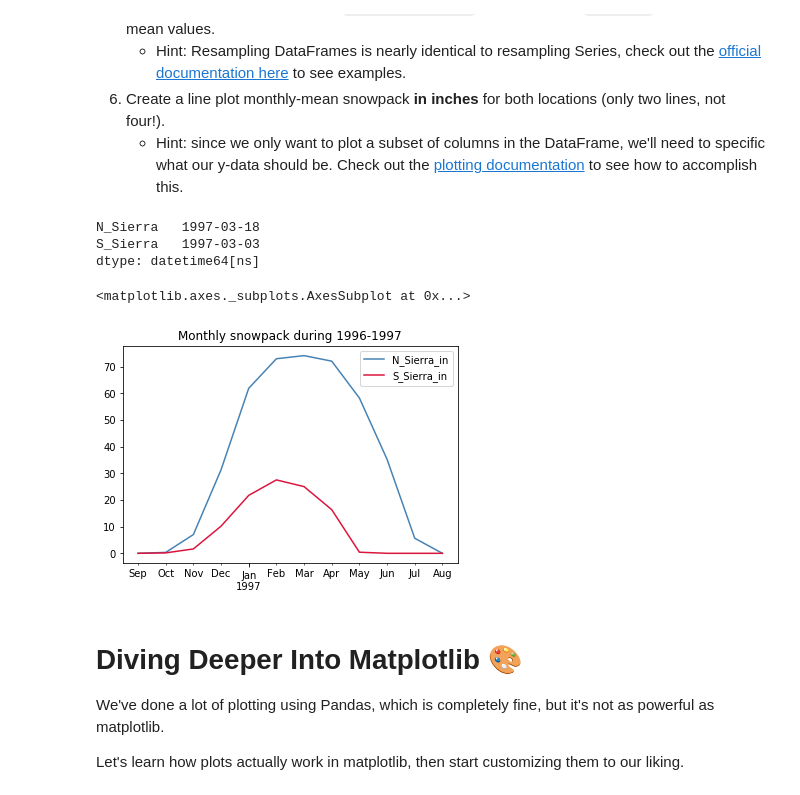
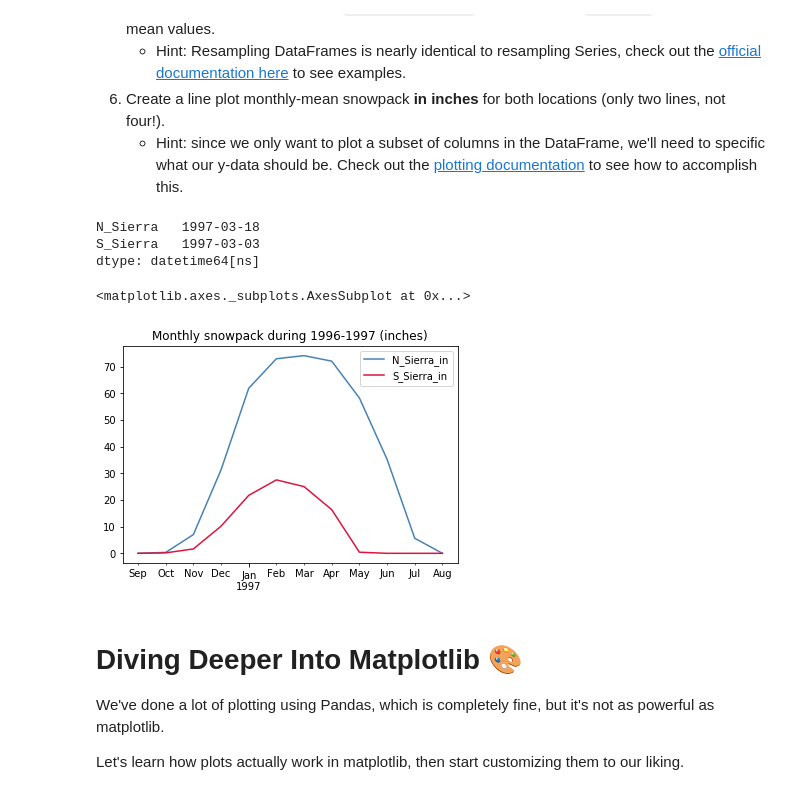
Before and after one commit to neil-berg/climate-data-analyses, a Jupyter notebook: lectures/AOS51_2019W_#2_KEY.ipynb, the cells around one changed output. Drawn from its saved outputs; the diff is of its cells as text; code cells hidden in the pictures.

```diff
--- a/lectures/AOS51_2019W_#2_KEY.ipynb
+++ b/lectures/AOS51_2019W_#2_KEY.ipynb
@@ -725,30 +721,30 @@ Instructions:
 # %%
 # Read-in the file, parsing the dates as the index
 snowpack = pd.read_csv('/Users/nberg/AOS51/data/sierra_snowpack.csv', sep=',', index_col=0, parse_dates=True)
 #print(snowpack.head(4))
 
 # Dates of maximum snowpack
 print(snowpack.idxmax(axis=0))
 
 # Create new column that convert from mm to inches
 # 25.4 mm = 1 inch
 snowpack['N_Sierra_in'] = snowpack['N_Sierra'] / 25.4
 snowpack['S_Sierra_in'] = snowpack['S_Sierra'] / 25.4
 
 # Resampling from daily to monthly means
 snowpack_monthly = snowpack.resample('MS').mean()
 
 # Line plots of only the time series in inches
 snowpack_monthly.plot(y=['N_Sierra_in', 'S_Sierra_in'],
                     kind='line',
                     color=['steelblue', 'crimson'],
-                    title='Monthly snowpack during 1996-1997')
+                    title='Monthly snowpack during 1996-1997 (inches)')
 # %% [output]
 N_Sierra   1997-03-18
 S_Sierra   1997-03-03
 dtype: datetime64[ns]
 <matplotlib.axes._subplots.AxesSubplot at 0x...>
-[figure, old version]
+[figure, new version]
 # %% [markdown]
 # Diving Deeper Into Matplotlib 🎨
 
```
Also changed, not shown: parts of 4 cells of this notebook.
